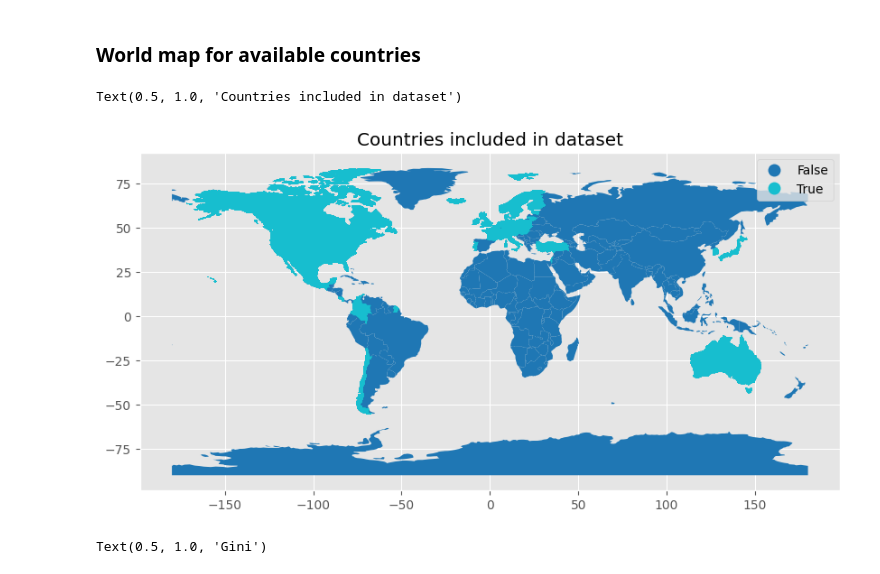
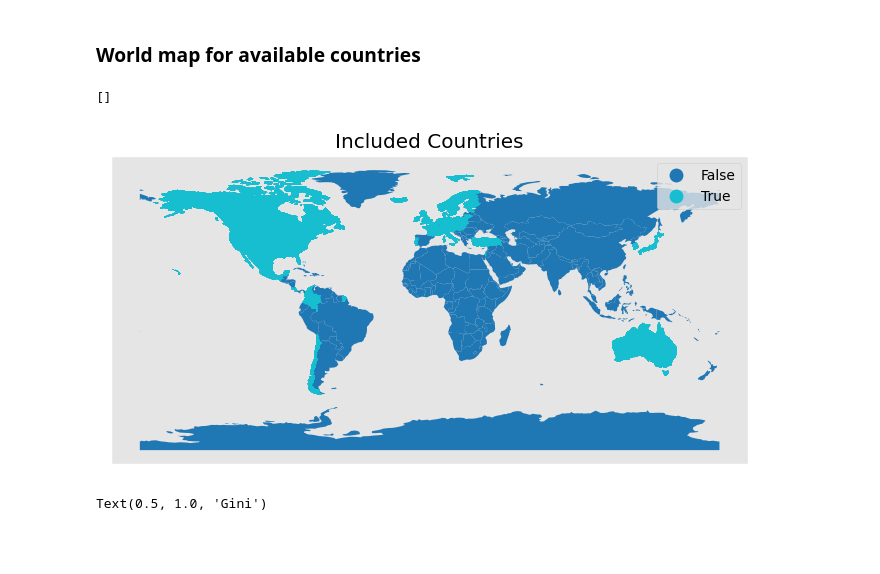
Before and after one commit to MarcelRosier/bdp_project, a Jupyter notebook: mental_health/eda_ds.ipynb, the cells around one changed output. Saved outputs shown, nothing was run; the diff lists cells and outputs as text; code cells hidden in the pictures; blank space fills up the shorter version.

```diff
--- a/mental_health/eda_ds.ipynb
+++ b/mental_health/eda_ds.ipynb
@@ -128,16 +128,18 @@ sns.heatmap(df.corr(),annot=True, ax=ax, vmin=-1, vmax=1)
 # %%
 import geopandas
 world = geopandas.read_file(geopandas.datasets.get_path('naturalearth_lowres'))
 world.columns
 geo_df = pd.merge(world,df,left_on='iso_a3',right_on='country_code', how='left')
 geo_df['has_data'] = ~geo_df.gini.isna()
 ax = geo_df.plot(column='has_data',
-           figsize=(10, 10),
-           legend=True)# ,cmap='cool')#
-ax.set_title('Countries included in dataset')
+           figsize=(10, 4),
+           legend=True)#, cmap='winter')#
+ax.set_title('Included Countries')
+ax.set_yticks([])
+ax.set_xticks([])
 # %% [output]
-Text(0.5, 1.0, 'Countries included in dataset')
+[]
-[figure, old version]
+[figure, new version]
 # %%
 # gini comp
 geo_df = pd.merge(world,df,left_on='iso_a3',right_on='country_code', how='left')
```
Also changed, not shown: parts of 2 cells of this notebook, 3 other files.
